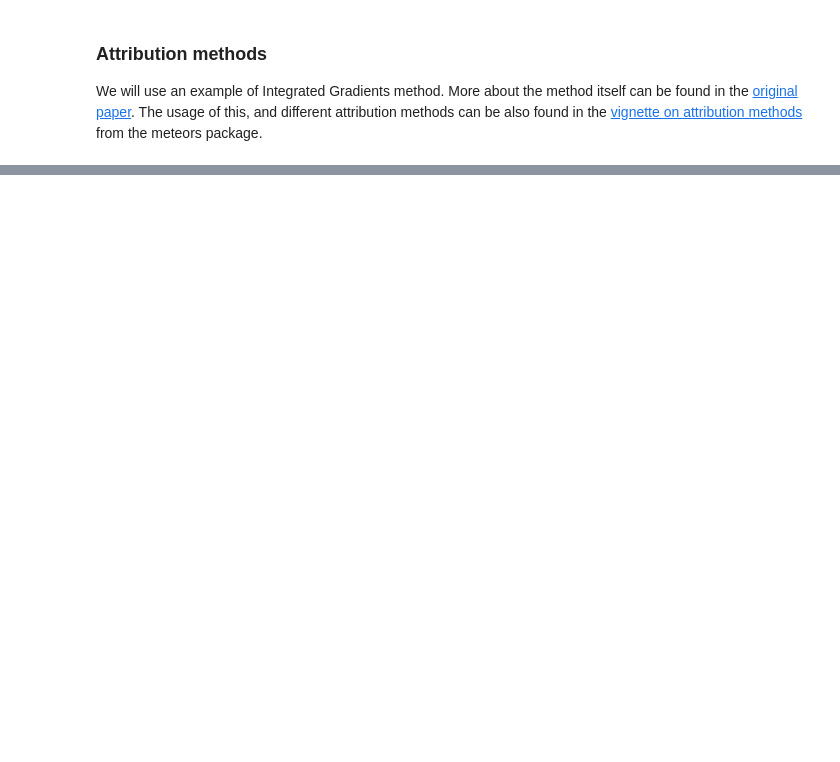
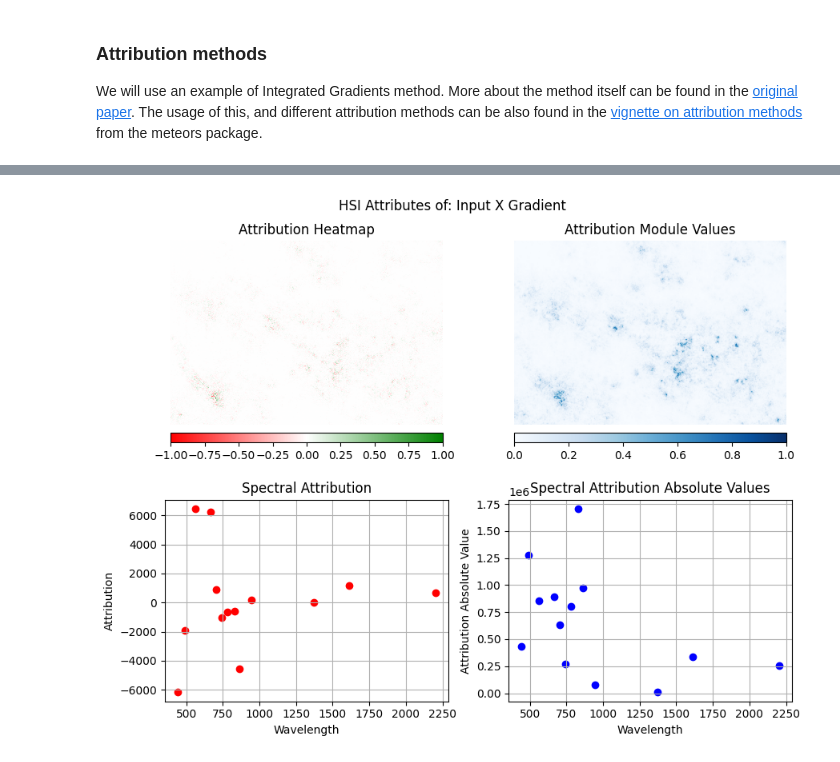
Before and after one commit to xai4space/meteors, a Jupyter notebook: examples/segmentation/segmentation.ipynb, the cells around one changed output, grey strips where cells are left out. Saved outputs shown, nothing was run; the diff lists cells and outputs as text; code cells hidden in the pictures; blank space fills up the shorter version.

```diff
--- a/examples/segmentation/segmentation.ipynb
+++ b/examples/segmentation/segmentation.ipynb
@@ -253,8 +273,6 @@ Score of the attribution: 0.33974647521972656
 
 We will use an example of Integrated Gradients method. More about the method itself can be found in the [original paper](https://doi.org/10.48550/arXiv.1703.01365). The usage of this, and different attribution methods can be also found in the [vignette on attribution methods](https://xai4space.github.io/meteors/latest/tutorials/attribution_methods/) from the meteors package.
 # %%
-ig = mt.attr.IntegratedGradients(
-    explainable_model=explainable_model, postprocessing_segmentation_output=agg_segmentation_postprocessing
-)
+ig = mt.attr.InputXGradient(explainable_model=explainable_model, postprocessing_segmentation_output=postprocessing)
 
 attributes = ig.attribute(hsi, target=0)
@@ -267,0 +279,4 @@ RuntimeError: Can't call numpy() on Tensor that requires grad. Use tensor.detach
+# %%
+fig, ax = vis.visualize_attributes(attributes)
+# %% [output]
+[figure, added]
```
Also changed, not shown: parts of 20 cells of this notebook, 2 other files.
